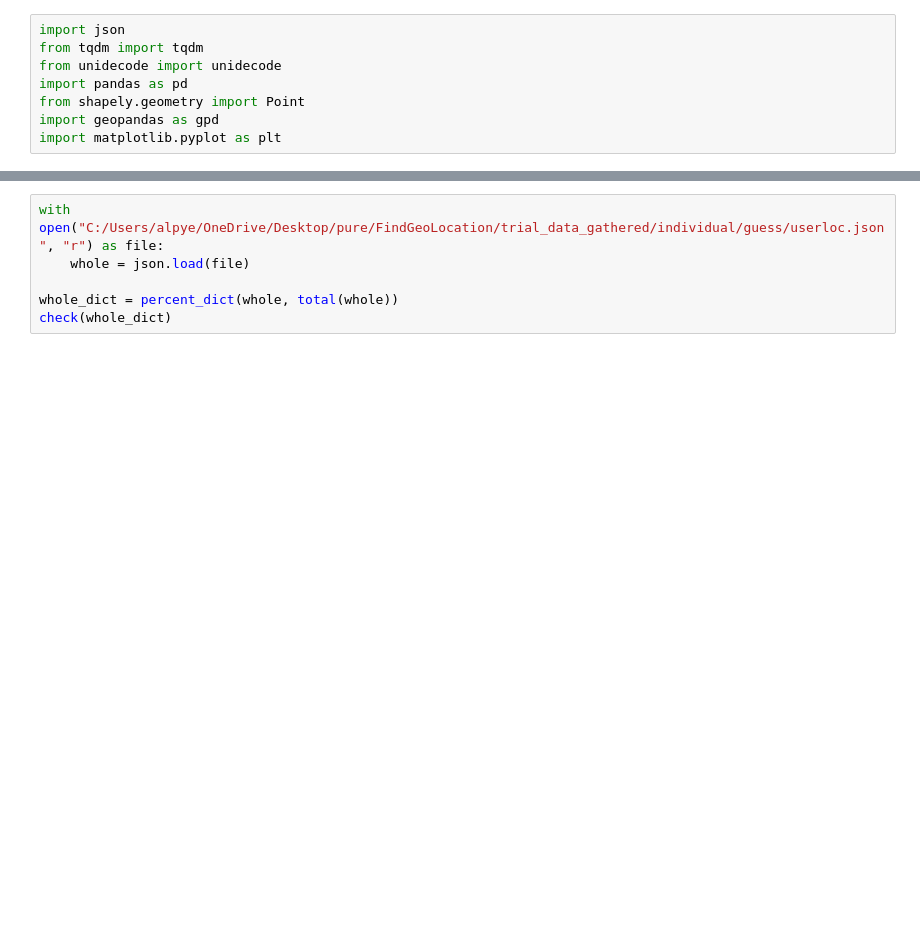
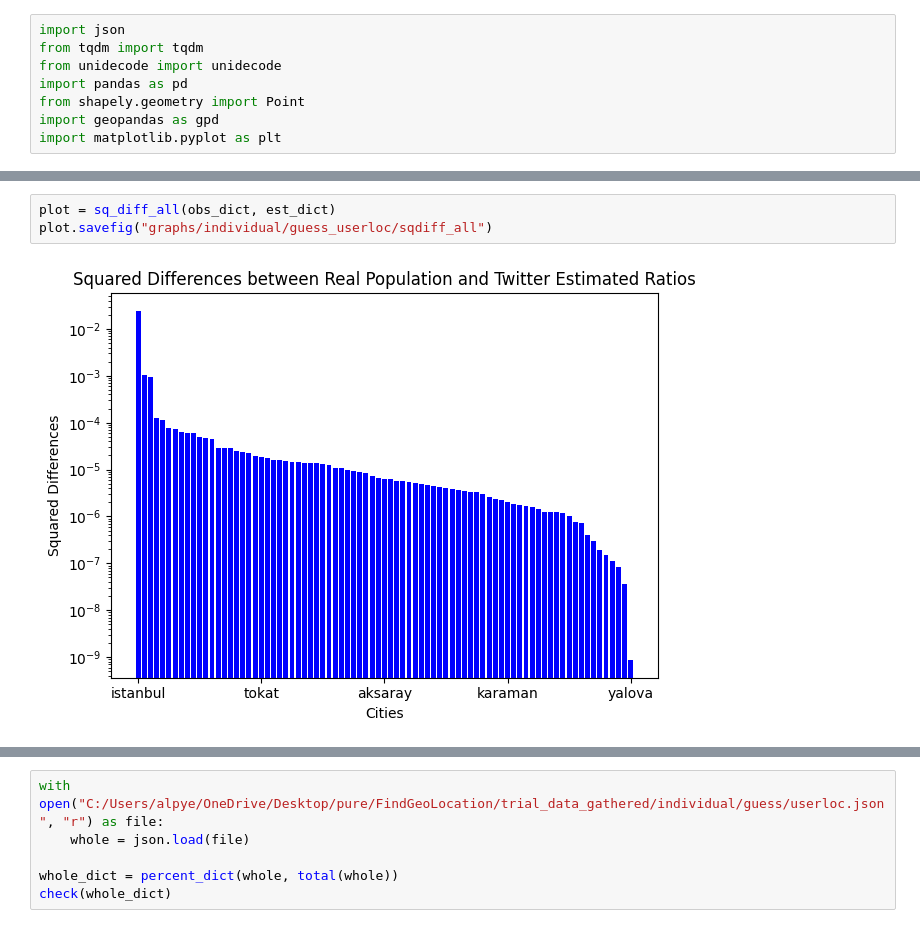
Before and after one commit to alpYener123/FindGeoLocation, a Jupyter notebook: extracting_graphs.ipynb, the cells around one changed output, grey strips where cells are left out. Cells and saved outputs as stored; diff of their text form; blank space fills up the shorter version.

```diff
--- a/extracting_graphs.ipynb
+++ b/extracting_graphs.ipynb
@@ -43,0 +169,5 @@ def mean_squared_error(dict1, dict2):
+# %%
+plot = sq_diff_all(obs_dict, est_dict)
+plot.savefig("graphs/individual/guess_userloc/sqdiff_all")
+# %% [output]
+[figure, added]
```
Also changed, not shown: parts of 11 cells of this notebook, 12 other files.
